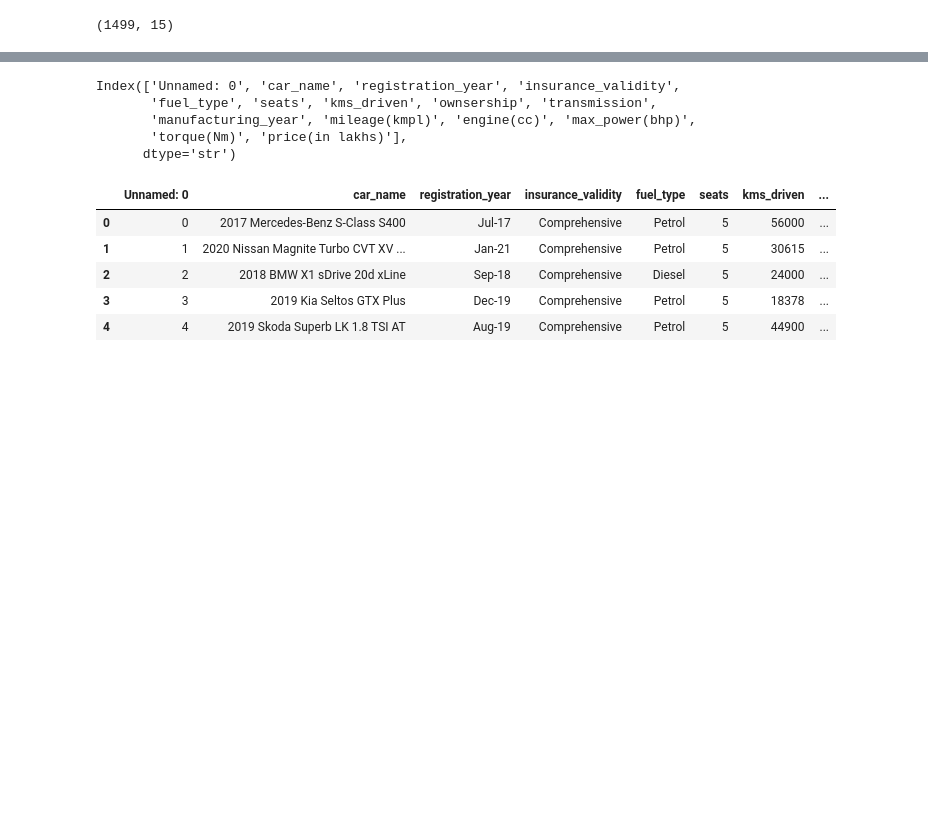
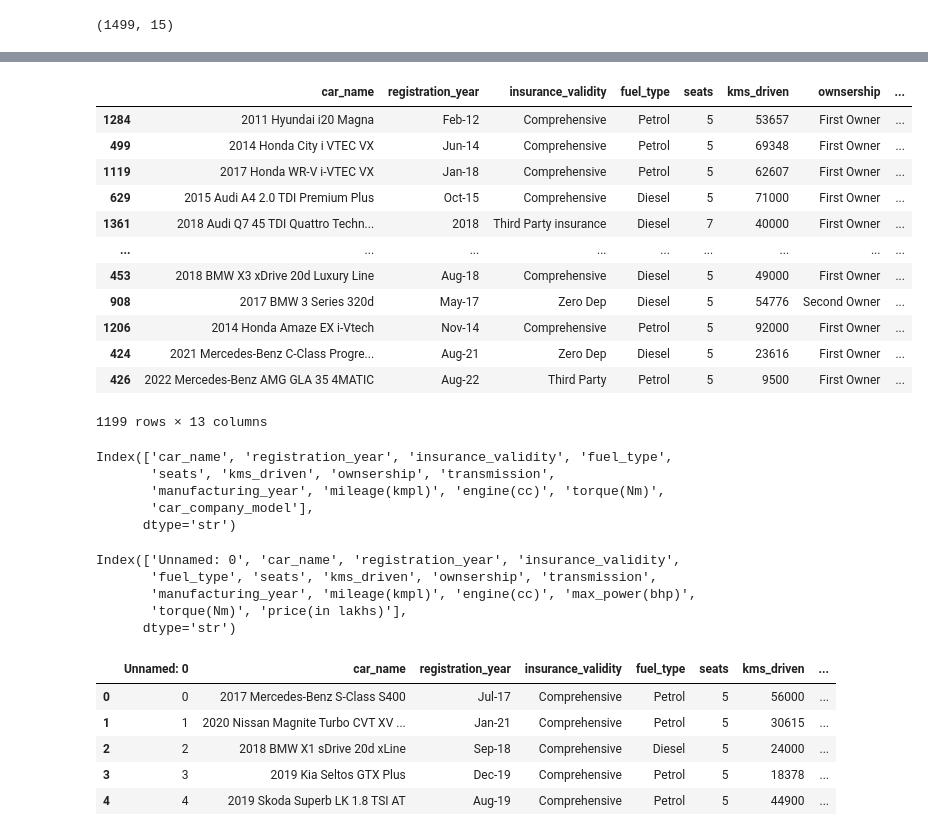
Before and after one commit to gtejas-45/Started-Python, a Jupyter notebook: ML/2/carprice_predictio-Copy1.ipynb, the cells around one changed output, grey strips where cells are left out. Drawn from its saved outputs; the diff is of its cells as text; code cells hidden in the pictures; blank space fills up the shorter version.

```diff
--- a/ML/2/carprice_predictio-Copy1.ipynb
+++ b/ML/2/carprice_predictio-Copy1.ipynb
@@ -45,3 +13,9 @@ memory usage: 286.6 KB
+# %%
+X = df[['car_name', 'registration_year', 'insurance_validity','fuel_type', 'seats', 'kms_driven', 'ownsership', 'transmission','manufacturing_year', 'mileage(kmpl)', 'engine(cc)', 'torque(Nm)']]
+y = df['price(in lakhs)']
+# %%
+from sklearn.model_selection import train_test_split
+X_train,X_test,y_train,y_test = train_test_split(X,y,test_size=0.2,random_state=49)
 # %%
 df.shape
 # %% [output]
@@ -48,0 +42,3 @@ df.shape
+# %%
+X_train["car_company_model"] = X_train["car_name"].apply(lambda x : x.split()[1:][0])
+X_train["car_company_model"]
@@ -48,0 +70,24 @@ df.shape
+# %%
+X_train
+# %% [output]
+|  | car_name | registration_year | insurance_validity | fuel_type | seats | kms_driven | ownsership | ... |
+| 1284 | 2011 Hyundai i20 Magna | Feb-12 | Comprehensive | Petrol | 5 | 53657 | First Owner | ... |
+| 499 | 2014 Honda City i VTEC VX | Jun-14 | Comprehensive | Petrol | 5 | 69348 | First Owner | ... |
+| 1119 | 2017 Honda WR-V i-VTEC VX | Jan-18 | Comprehensive | Petrol | 5 | 62607 | First Owner | ... |
+| 629 | 2015 Audi A4 2.0 TDI Premium Plus | Oct-15 | Comprehensive | Diesel | 5 | 71000 | First Owner | ... |
+| 1361 | 2018 Audi Q7 45 TDI Quattro Techn... | 2018 | Third Party insurance | Diesel | 7 | 40000 | First Owner | ... |
+| ... | ... | ... | ... | ... | ... | ... | ... | ... |
+| 453 | 2018 BMW X3 xDrive 20d Luxury Line | Aug-18 | Comprehensive | Diesel | 5 | 49000 | First Owner | ... |
+| 908 | 2017 BMW 3 Series 320d | May-17 | Zero Dep | Diesel | 5 | 54776 | Second Owner | ... |
+| 1206 | 2014 Honda Amaze EX i-Vtech | Nov-14 | Comprehensive | Petrol | 5 | 92000 | First Owner | ... |
+| 424 | 2021 Mercedes-Benz C-Class Progre... | Aug-21 | Zero Dep | Diesel | 5 | 23616 | First Owner | ... |
+| 426 | 2022 Mercedes-Benz AMG GLA 35 4MATIC | Aug-22 | Third Party | Petrol | 5 | 9500 | First Owner | ... |
+1199 rows × 13 columns
+# %%
+X_train.columns
+# %% [output]
+Index(['car_name', 'registration_year', 'insurance_validity', 'fuel_type',
+       'seats', 'kms_driven', 'ownsership', 'transmission',
+       'manufacturing_year', 'mileage(kmpl)', 'engine(cc)', 'torque(Nm)',
+       'car_company_model'],
+      dtype='str')
```
Also changed, not shown: parts of 7 cells of this notebook, 1 other file.
